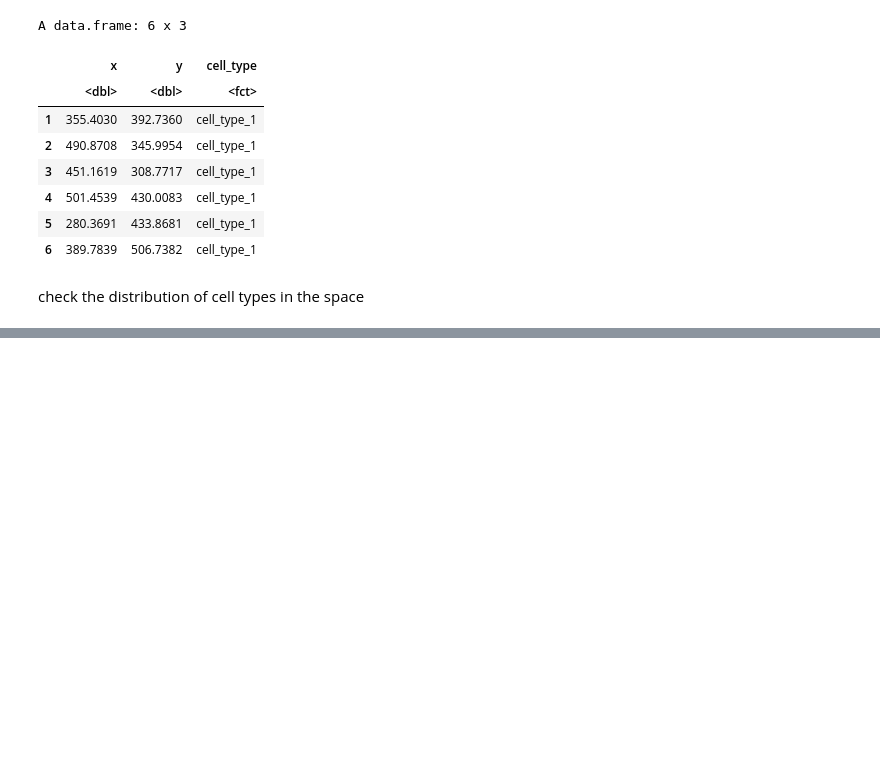
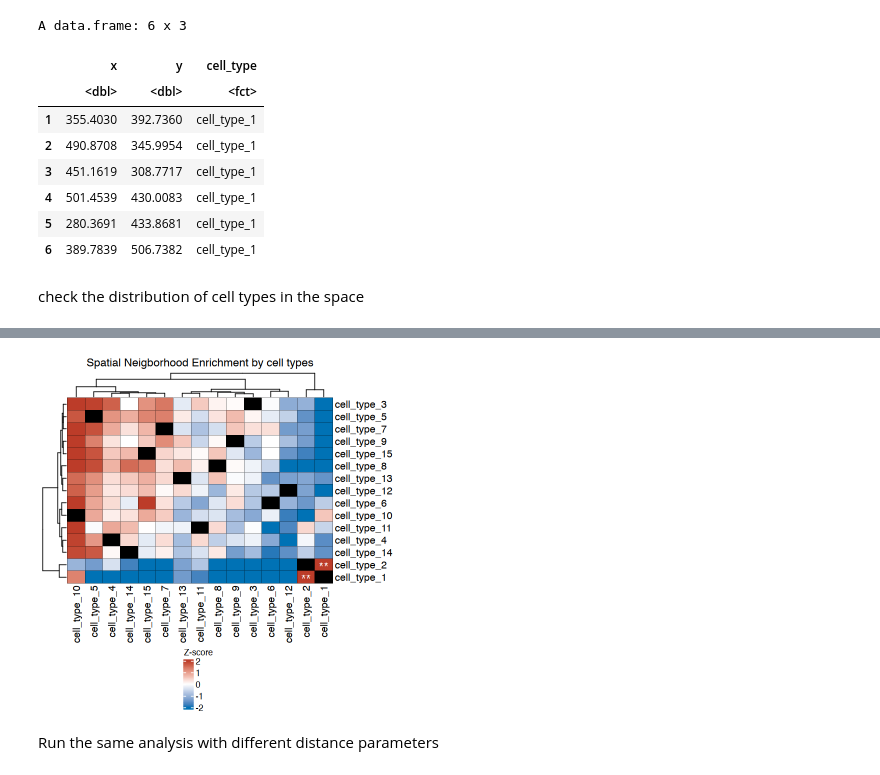
Before and after one commit to juninamo/spatialCooccur, a Jupyter notebook: vignettes/SNA_tutorial_simulation.ipynb, the cells around one changed output, grey strips where cells are left out. Drawn from its saved outputs; the diff is of its cells as text; code cells hidden in the pictures; blank space fills up the shorter version.

```diff
--- a/vignettes/SNA_tutorial_simulation.ipynb
+++ b/vignettes/SNA_tutorial_simulation.ipynb
@@ -83,0 +111,15 @@ g1|g2
+# %%
+n_perm = 100
+neighbors.k_ = 30 # Number of neighbors to search
+
+nhood_enrichment_res <- nhood_enrichment(
+  df,
+  cluster_key = "cell_type",
+  neighbors.k = neighbors.k_,
+  connectivity_key = "nn",
+  transformation = TRUE,
+  n_perms = n_perm, seed = seed, n_jobs = 4
+)
+nhood_enrichment_res=nhood_enrichment_res$zscore
+
+nhood_enrichment_res
@@ -83,0 +161,56 @@ g1|g2
+# %%
+colnames(nhood_enrichment_res) = gsub("^Cluster","",colnames(nhood_enrichment_res))
+rownames(nhood_enrichment_res) = gsub("^Cluster","",rownames(nhood_enrichment_res))
+pval_mat <- 1 - pnorm(nhood_enrichment_res)
+
+fdr_vec <- p.adjust(as.vector(pval_mat), method = "BH")
+fdr_mat <- matrix(fdr_vec, nrow=nrow(nhood_enrichment_res), ncol=ncol(nhood_enrichment_res),
+                  dimnames = dimnames(nhood_enrichment_res))
+
+sig_mat <- ifelse(fdr_mat < 0.05, "**", ifelse(fdr_mat > 0.05 & fdr_mat < 0.1, "*", ""))
+
+common_names <- intersect(rownames(nhood_enrichment_res), colnames(nhood_enrichment_res))
+for (nm in common_names) {
+  nhood_enrichment_res[nm, nm] <- NA
+  sig_mat[nm, nm] <- ""
+}
+
+heatmap <- Heatmap(nhood_enrichment_res,
+                   name = "Z-score",
+                   col = colorRamp2(c(-2, 0, 2), c("#0072B5FF", "white", "#BC3C29FF")),
+                   show_row_names = TRUE,
+                   show_column_names = TRUE,
+                   cluster_rows = TRUE,
+                   cluster_columns = TRUE,
+                   #show_column_dend = FALSE,
+                   #show_row_dend = FALSE,
+                   row_title = "",
+                   column_title = "Spatial Neigborhood Enrichment by cell types",
+                   rect_gp = gpar(col = "black", lwd = 0.3),
+                   na_col = "black",          # make sure cell with same cell types in the row and column be NA
+
+                   cell_fun = function(j, i, x, y, width, height, fill) {
+                     if(sig_mat[i, j] == "**") {
+                       grid.text("**",
+                                 x = x,
+                                 y = y - 0.2 * height,
+                                 gp = gpar(fontsize = 15, col = "white", fontface = "bold"))
+                     }
+                     if(sig_mat[i, j] == "*") {
+                       grid.text("*",
+                                 x = x,
+                                 y = y - 0.2 * height,
+                                 gp = gpar(fontsize = 15, col = "white", fontface = "bold"))
+                     }
+                   }
+)
+
+options(repr.plot.width=6, repr.plot.height=6)
+draw(heatmap,
+     merge_legend = TRUE,
+     heatmap_legend_side = "bottom",
+     annotation_legend_side = "bottom")
+# %% [output]
+[figure, added]
+# %% [markdown]
+Run the same analysis with different distance parameters
```
Also changed, not shown: parts of 26 cells of this notebook.
